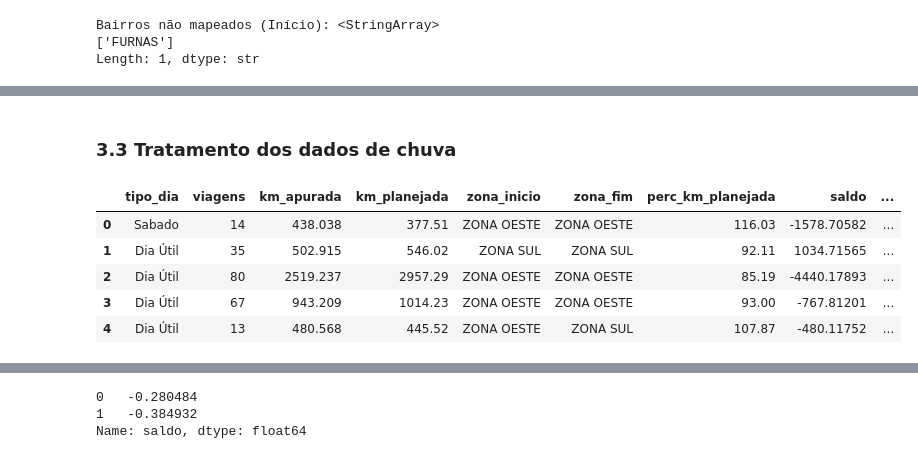
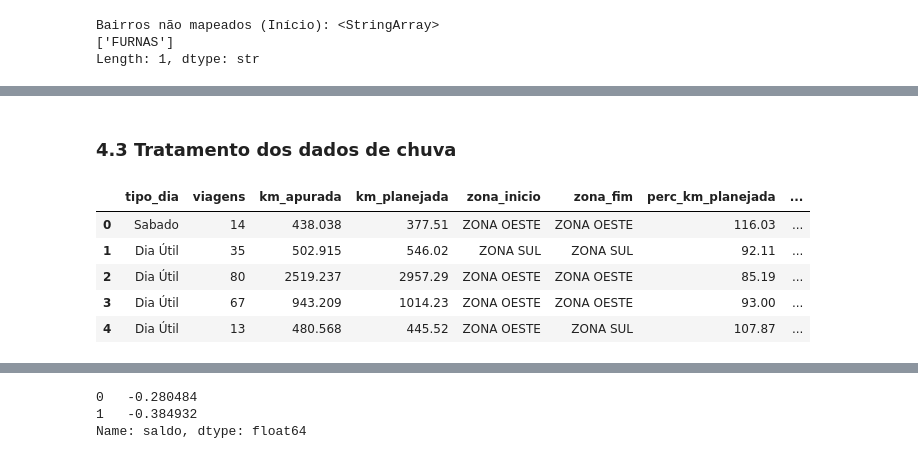
Before and after one commit to AntonioNazar/PS-2026.1, a Jupyter notebook: analise_faturamento_km.ipynb, the cells around one changed output, grey strips where cells are left out. Saved outputs shown, nothing was run; the diff lists cells and outputs as text; code cells hidden in the pictures.

```diff
--- a/analise_faturamento_km.ipynb
+++ b/analise_faturamento_km.ipynb
@@ -130,0 +135,8 @@ memory usage: 8.7 MB
+# %%
+path_trajetos_alt = 'dataset_principal/trajeto_alternativo_servico.csv'
+
+df_trajetos_alt = pd.read_csv(path_trajetos_alt)
+
+df_trajetos_alt['qtd_trajetos_alt'] = df_trajetos_alt['qtd_trajetos_alt'].astype(int)
+
+df_trajetos_alt.head()
@@ -130,0 +150,4 @@ memory usage: 8.7 MB
+# %%
+df_final = df_final.merge(df_trajetos_alt, on=['servico'], how='inner')
+
+df_final.head()
@@ -657,26 +687,26 @@ df_ml.head()
 # %% [markdown]
-### 3.3 Tratamento dos dados de chuva
+### 4.3 Tratamento dos dados de chuva
 # %%
-df_chuva = df_chuva[['tipo_dia','bairro_inicio','bairro_fim','viagens','km_apurada','km_planejada','perc_km_planejada','saldo','subsidio_esperado','chuva_media']]
+df_chuva = df_chuva[['tipo_dia','bairro_inicio','bairro_fim','viagens','km_apurada','km_planejada','perc_km_planejada','qtd_trajetos_alt','saldo','subsidio_esperado','chuva_media']]
 df_chuva['zona_inicio'] = df_chuva['bairro_inicio'].apply(classificar_zona)
 df_chuva['zona_fim'] = df_chuva['bairro_fim'].apply(classificar_zona)
 
 df_chuva = df_chuva.drop(['bairro_inicio','bairro_fim'],axis=1)
 
 col = df_chuva.pop('zona_inicio')
 df_chuva.insert(4, 'zona_inicio', col)
 
 col = df_chuva.pop('zona_fim')
 df_chuva.insert(5, 'zona_fim', col)
 
 df_chuva.head()
 # %% [output]
-|  | tipo_dia | viagens | km_apurada | km_planejada | zona_inicio | zona_fim | perc_km_planejada | saldo | ... |
-| 0 | Sabado | 14 | 438.038 | 377.51 | ZONA OESTE | ZONA OESTE | 116.03 | -1578.70582 | ... |
-| 1 | Dia Útil | 35 | 502.915 | 546.02 | ZONA SUL | ZONA SUL | 92.11 | 1034.71565 | ... |
-| 2 | Dia Útil | 80 | 2519.237 | 2957.29 | ZONA OESTE | ZONA OESTE | 85.19 | -4440.17893 | ... |
-| 3 | Dia Útil | 67 | 943.209 | 1014.23 | ZONA OESTE | ZONA OESTE | 93.00 | -767.81201 | ... |
-| 4 | Dia Útil | 13 | 480.568 | 445.52 | ZONA OESTE | ZONA SUL | 107.87 | -480.11752 | ... |
+|  | tipo_dia | viagens | km_apurada | km_planejada | zona_inicio | zona_fim | perc_km_planejada | ... |
+| 0 | Sabado | 14 | 438.038 | 377.51 | ZONA OESTE | ZONA OESTE | 116.03 | ... |
+| 1 | Dia Útil | 35 | 502.915 | 546.02 | ZONA SUL | ZONA SUL | 92.11 | ... |
+| 2 | Dia Útil | 80 | 2519.237 | 2957.29 | ZONA OESTE | ZONA OESTE | 85.19 | ... |
+| 3 | Dia Útil | 67 | 943.209 | 1014.23 | ZONA OESTE | ZONA OESTE | 93.00 | ... |
+| 4 | Dia Útil | 13 | 480.568 | 445.52 | ZONA OESTE | ZONA SUL | 107.87 | ... |
 # %%
 encoded_array = encoder.fit_transform(df_chuva[['tipo_dia']])
 
```
Also changed, not shown: parts of 49 cells of this notebook.
